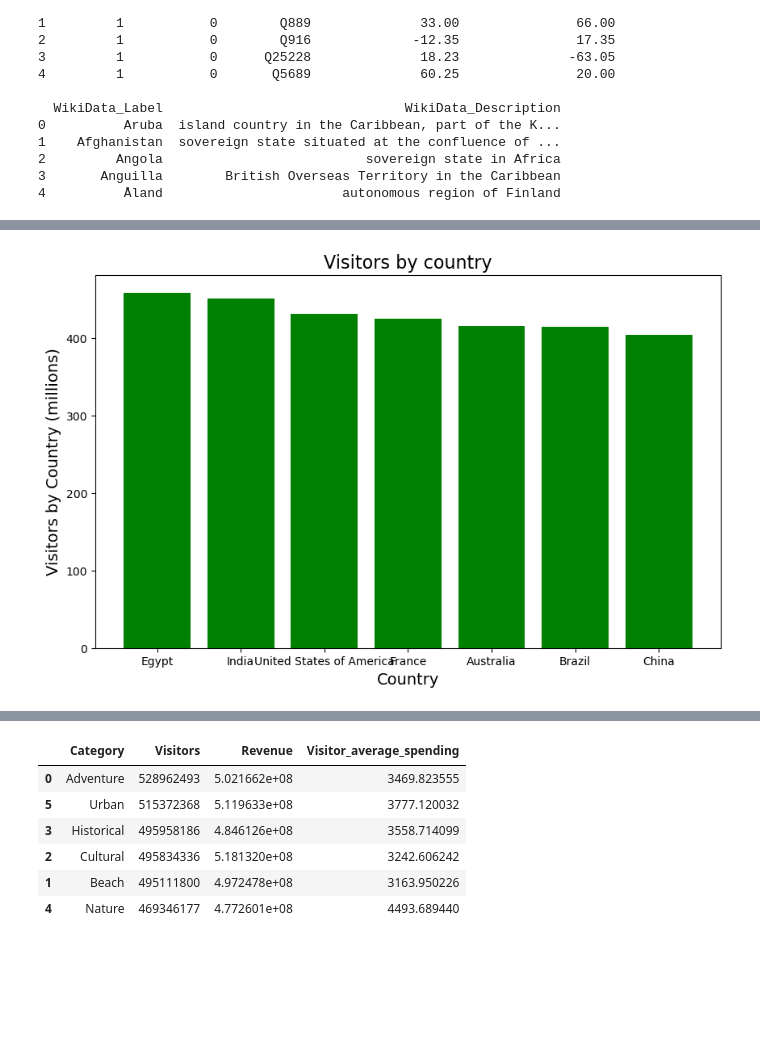
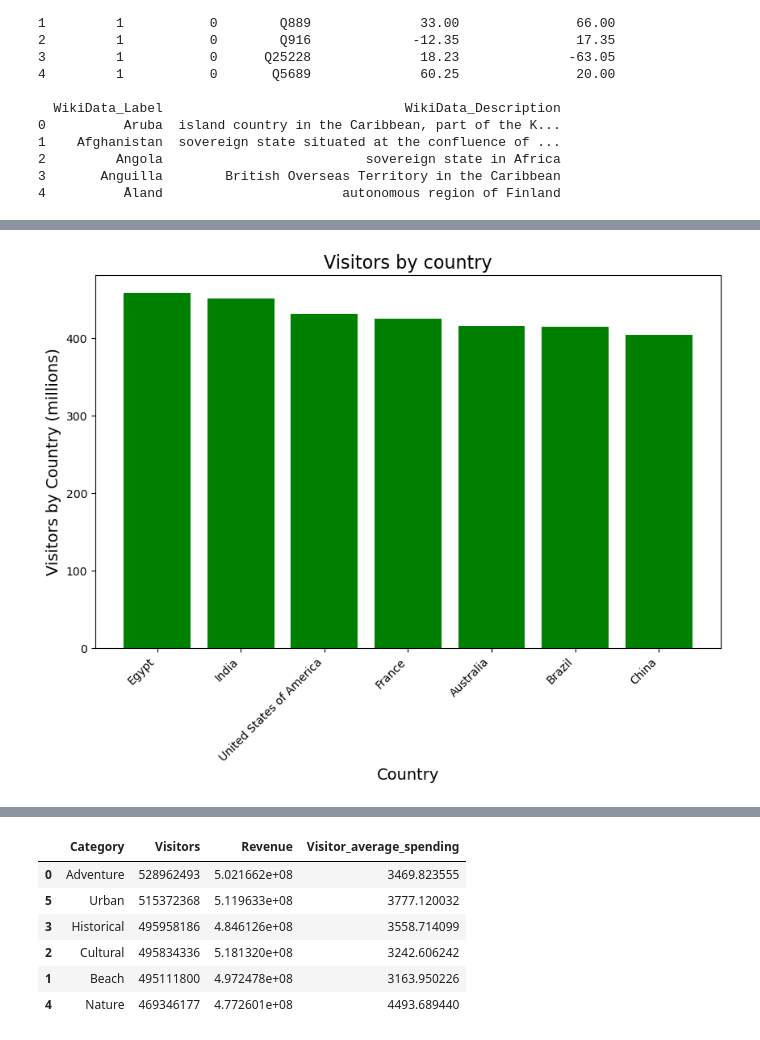
Before and after one commit to Kathyvng/Project1_Group6, a Jupyter notebook: Anh_Analysis/Popular_destinations.ipynb, the cells around one changed output, grey strips where cells are left out. Saved outputs shown, nothing was run; the diff lists cells and outputs as text; code cells hidden in the pictures; blank space fills up the shorter version.

Commit message:
Update my analysis using tourism dataset

```diff
--- a/Anh_Analysis/Popular_destinations.ipynb
+++ b/Anh_Analysis/Popular_destinations.ipynb
@@ -118,0 +127,4 @@ tourism_reduce_columns_df
+# %%
+country_summary = tourism_reduce_columns_df.groupby("Country")[["Visitors", "Revenue", "Visitor_average_spending"]].sum().reset_index()
+country_summary.iloc[6,0] = "United States of America"
+country_summary
@@ -193,3 +164,0 @@ groupby_tourism_df
-# %%
-country_summary = no_null_tourism_df.groupby("Country")[["Visitors", "Revenue", "Visitor_average_spending"]].sum().reset_index()
-country_summary
@@ -204,0 +165,4 @@ country_summary
+# %%
+# Merge tourism Dataframe and country georgraphic
+tourism_with_long_lat = pd.merge(country_summary,country_geographic_df, on="Country", how="inner")
+tourism_with_long_lat
@@ -205,6 +195,8 @@ country_summary
 # %%
 # Sort the country by number of visitors
-country_visitors_order = country_summary.sort_values(by="Visitors", ascending=False)
+country_visitors_order = tourism_with_long_lat_selected_columns.sort_values(by="Visitors", ascending=False)
+
+# Rename USA to United States of America for mapping with geo data
 country_visitors_order.iloc[2,0] = "United States of America"
 country_visitors_order
 # %% [output]
@@ -245,15 +211,15 @@ tourism_with_long_lat_selected_columns
 # %%
 # Plot Visitors by country
 plt.figure(figsize=(10,6))
 country_visitors_plot = plt.bar(country_visitors_order["Country"], country_visitors_order["Visitors"] / 1000000, color="green")
 plt.title(f"Visitors by country", fontsize=16)
 plt.xlabel("Country", fontsize=14)
 plt.ylabel("Visitors by Country (millions)", fontsize=14)
 plt.yticks(np.arange(0, max(country_visitors_order["Visitors"]) / 1000000 + 1, 100))
-#plt.xticks(rotation=45, ha='right')
+plt.xticks(rotation=45, ha='right')
 # Save the figure
 plt.savefig("output_data/Visitors_by_country.png")
 plt.show()
 # %% [output]
-[figure, old version]
+[figure, new version]
 # %%
```
Also changed, not shown: parts of 32 cells of this notebook, 6 other files.
